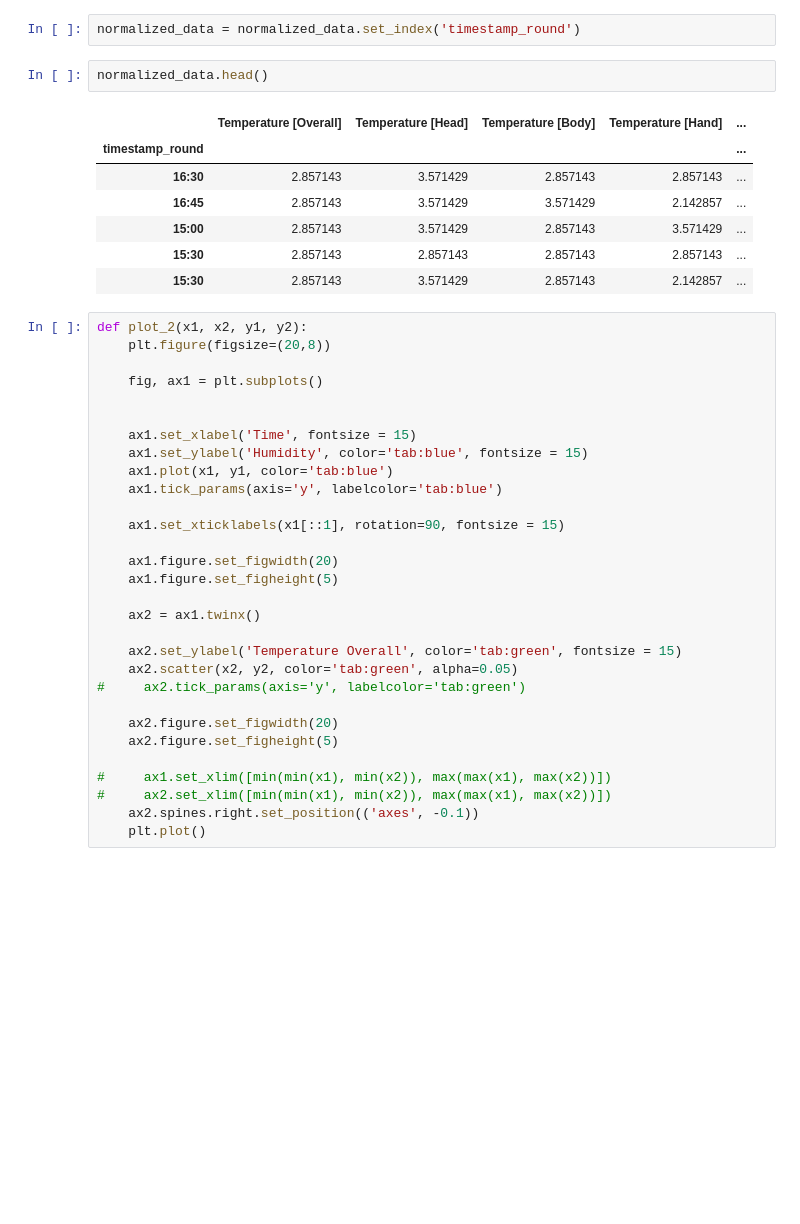
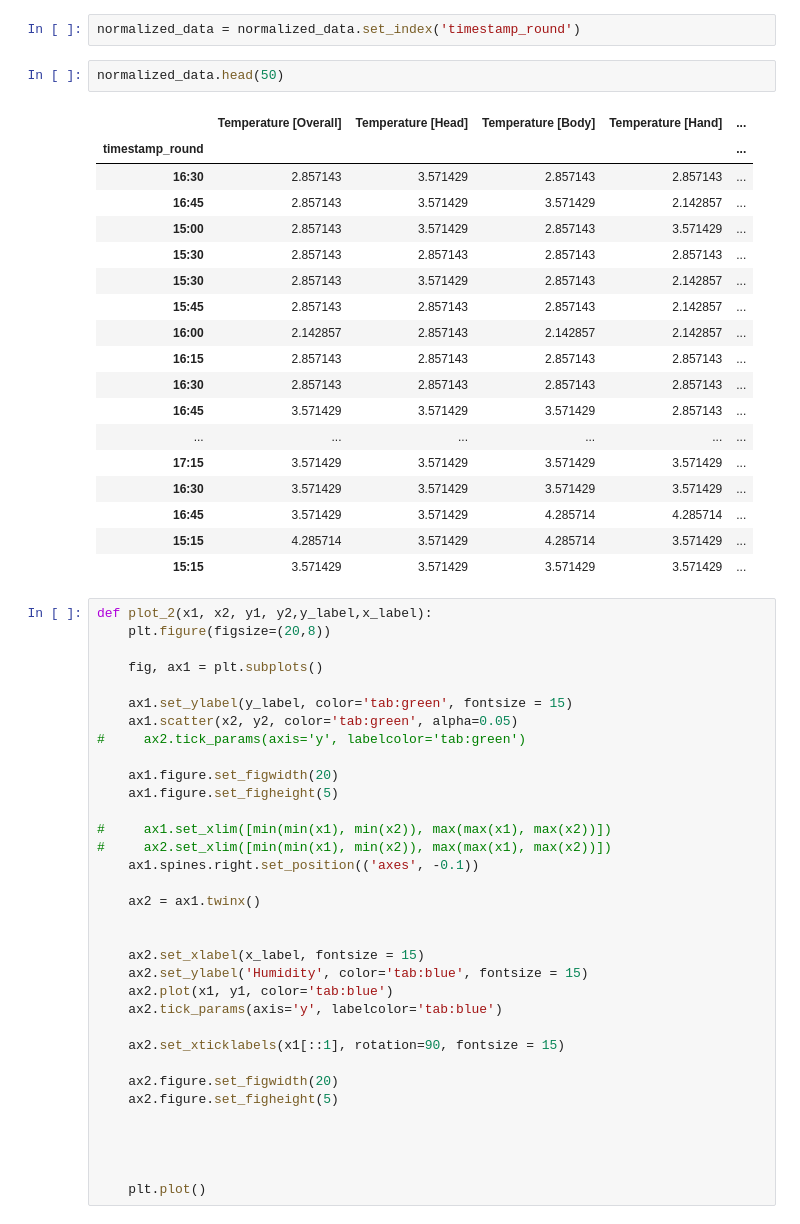
Before and after one commit to harshxtanwar/data_analytics_group_01, a Jupyter notebook: analytics.ipynb, the cells around one changed output. Cells and saved outputs as stored; diff of their text form; blank space fills up the shorter version.

```diff
--- a/analytics.ipynb
+++ b/analytics.ipynb
@@ -390,43 +388,58 @@ normalized_data.head()
 # %%
 normalized_data = normalized_data.set_index('timestamp_round')
 # %%
-normalized_data.head()
+normalized_data.head(50)
 # %% [output]
 |  | Temperature [Overall] | Temperature [Head] | Temperature [Body] | Temperature [Hand] | ... |
 | timestamp_round |  |  |  |  | ... |
 | 16:30 | 2.857143 | 3.571429 | 2.857143 | 2.857143 | ... |
 | 16:45 | 2.857143 | 3.571429 | 3.571429 | 2.142857 | ... |
 | 15:00 | 2.857143 | 3.571429 | 2.857143 | 3.571429 | ... |
 | 15:30 | 2.857143 | 2.857143 | 2.857143 | 2.857143 | ... |
 | 15:30 | 2.857143 | 3.571429 | 2.857143 | 2.142857 | ... |
+| 15:45 | 2.857143 | 2.857143 | 2.857143 | 2.142857 | ... |
+| 16:00 | 2.142857 | 2.857143 | 2.142857 | 2.142857 | ... |
+| 16:15 | 2.857143 | 2.857143 | 2.857143 | 2.857143 | ... |
+| 16:30 | 2.857143 | 2.857143 | 2.857143 | 2.857143 | ... |
+| 16:45 | 3.571429 | 3.571429 | 3.571429 | 2.857143 | ... |
+| ... | ... | ... | ... | ... | ... |
+| 17:15 | 3.571429 | 3.571429 | 3.571429 | 3.571429 | ... |
+| 16:30 | 3.571429 | 3.571429 | 3.571429 | 3.571429 | ... |
+| 16:45 | 3.571429 | 3.571429 | 4.285714 | 4.285714 | ... |
+| 15:15 | 4.285714 | 3.571429 | 4.285714 | 3.571429 | ... |
+| 15:15 | 3.571429 | 3.571429 | 3.571429 | 3.571429 | ... |
 # %%
-def plot_2(x1, x2, y1, y2):
+def plot_2(x1, x2, y1, y2,y_label,x_label):
     plt.figure(figsize=(20,8))
 
     fig, ax1 = plt.subplots()
 
-
-    ax1.set_xlabel('Time', fontsize = 15)
-    ax1.set_ylabel('Humidity', color='tab:blue', fontsize = 15)
-    ax1.plot(x1, y1, color='tab:blue')
-    ax1.tick_params(axis='y', labelcolor='tab:blue')
-
-    ax1.set_xticklabels(x1[::1], rotation=90, fontsize = 15)
+    ax1.set_ylabel(y_label, color='tab:green', fontsize = 15)
+    ax1.scatter(x2, y2, color='tab:green', alpha=0.05)
+#     ax2.tick_params(axis='y', labelcolor='tab:green')
 
     ax1.figure.set_figwidth(20)
     ax1.figure.set_figheight(5)
 
+#     ax1.set_xlim([min(min(x1), min(x2)), max(max(x1), max(x2))])
+#     ax2.set_xlim([min(min(x1), min(x2)), max(max(x1), max(x2))])
+    ax1.spines.right.set_position(('axes', -0.1))
+
     ax2 = ax1.twinx()
 
-    ax2.set_ylabel('Temperature Overall', color='tab:green', fontsize = 15)
-    ax2.scatter(x2, y2, color='tab:green', alpha=0.05)
-#     ax2.tick_params(axis='y', labelcolor='tab:green')
+
+    ax2.set_xlabel(x_label, fontsize = 15)
+    ax2.set_ylabel('Humidity', color='tab:blue', fontsize = 15)
+    ax2.plot(x1, y1, color='tab:blue')
+    ax2.tick_params(axis='y', labelcolor='tab:blue')
+
+    ax2.set_xticklabels(x1[::1], rotation=90, fontsize = 15)
 
     ax2.figure.set_figwidth(20)
     ax2.figure.set_figheight(5)
 
-#     ax1.set_xlim([min(min(x1), min(x2)), max(max(x1), max(x2))])
-#     ax2.set_xlim([min(min(x1), min(x2)), max(max(x1), max(x2))])
-    ax2.spines.right.set_position(('axes', -0.1))
+
+
+
     plt.plot()
 # %%
```
Also changed, not shown: parts of 6 cells of this notebook.
